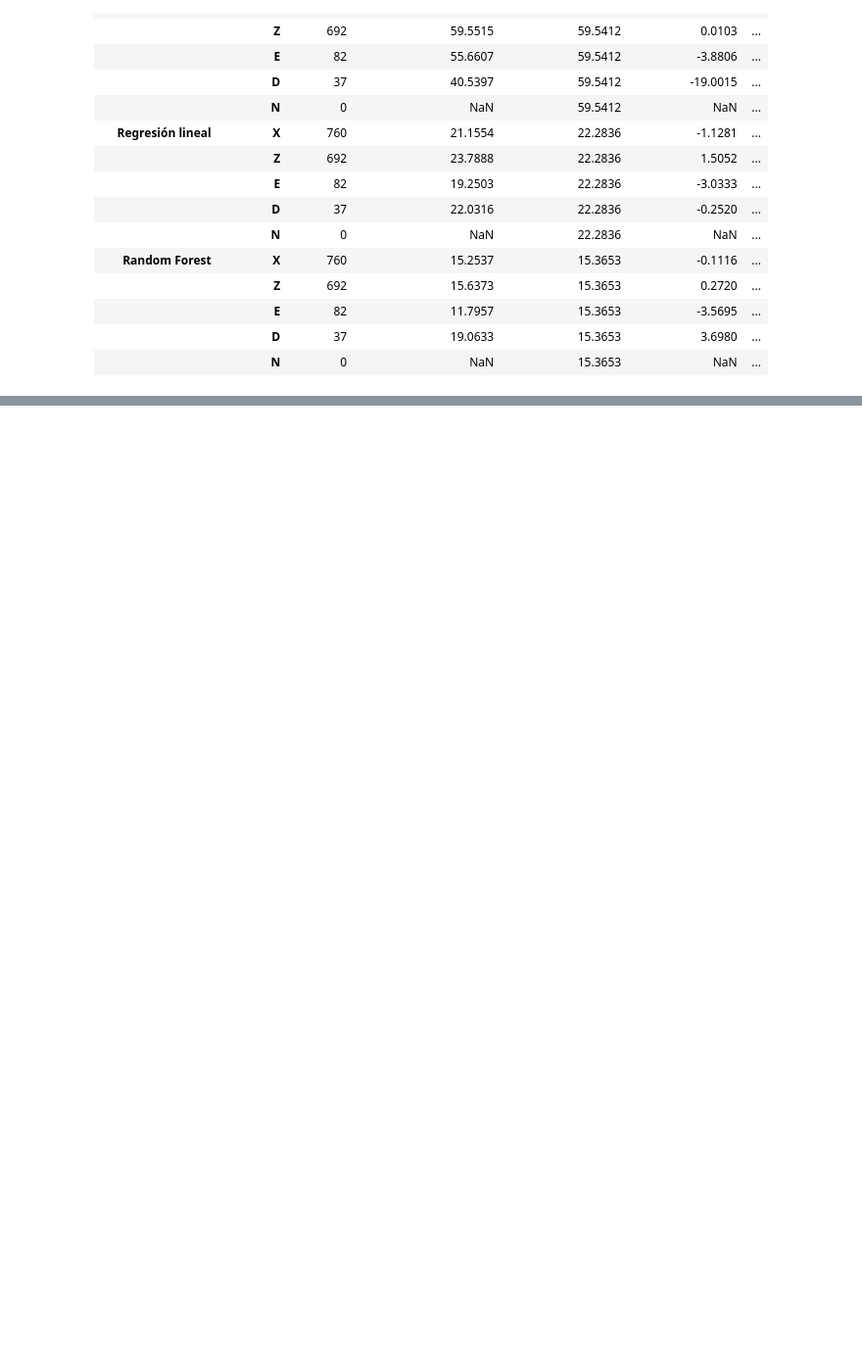
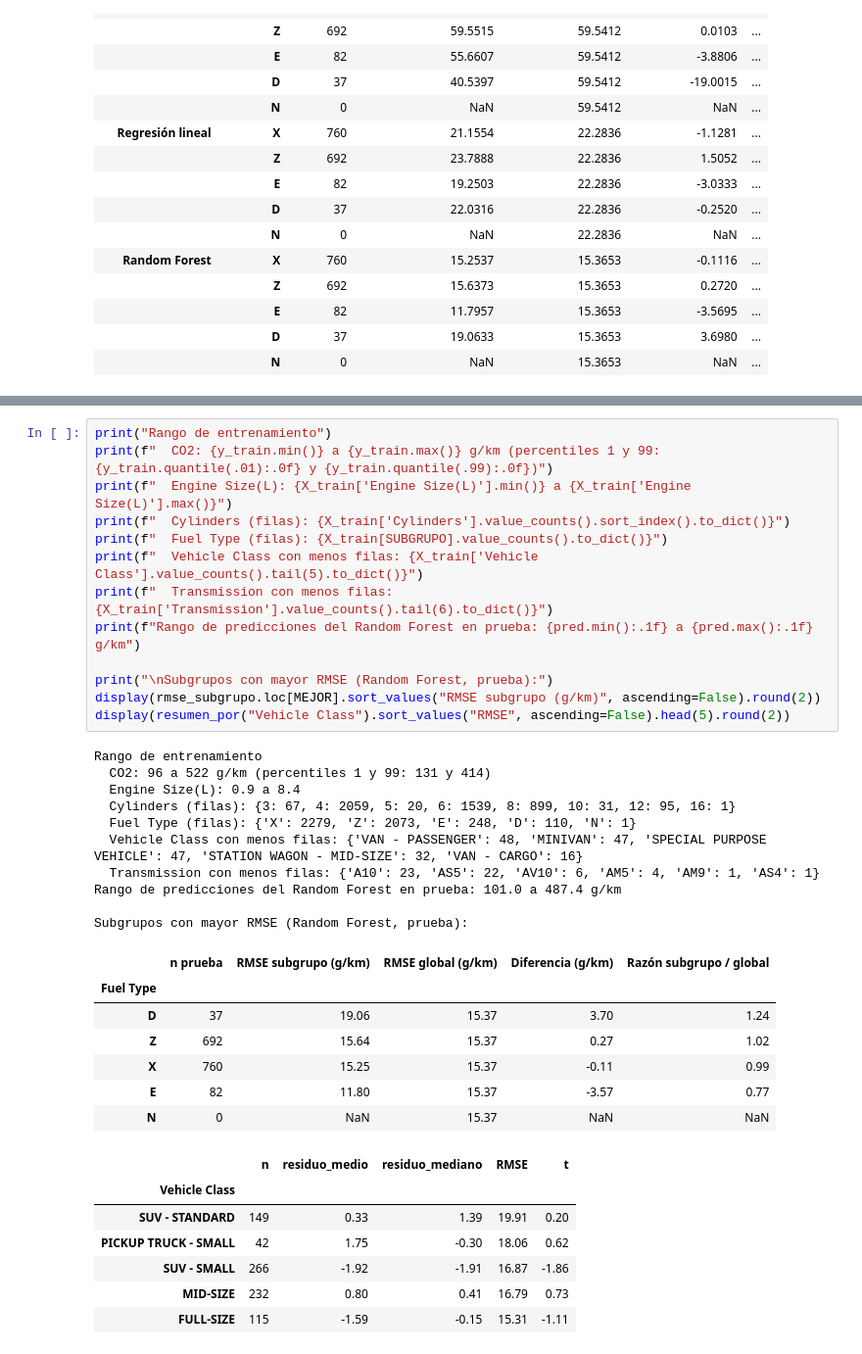
Before and after one commit to mikecrv2019-bit/MAESTRIA-IA, a Jupyter notebook: MAI540_Modulo 4_Tarea 4.2_Herramienta de Regresión Auditada/Herramienta_Regresion_CO2.ipynb, the cells around one changed output, grey strips where cells are left out. Shown at 98% size. Saved outputs shown, nothing was run; the diff lists cells and outputs as text; blank space fills up the shorter version.

```diff
--- a/MAI540_Modulo 4_Tarea 4.2_Herramienta de Regresión Auditada/Herramienta_Regresion_CO2.ipynb
+++ b/MAI540_Modulo 4_Tarea 4.2_Herramienta de Regresión Auditada/Herramienta_Regresion_CO2.ipynb
@@ -523,0 +528,38 @@ rmse_subgrupo.round(4)
+# %%
+print("Rango de entrenamiento")
+print(f"  CO2: {y_train.min()} a {y_train.max()} g/km (percentiles 1 y 99: {y_train.quantile(.01):.0f} y {y_train.quantile(.99):.0f})")
+print(f"  Engine Size(L): {X_train['Engine Size(L)'].min()} a {X_train['Engine Size(L)'].max()}")
+print(f"  Cylinders (filas): {X_train['Cylinders'].value_counts().sort_index().to_dict()}")
+print(f"  Fuel Type (filas): {X_train[SUBGRUPO].value_counts().to_dict()}")
+print(f"  Vehicle Class con menos filas: {X_train['Vehicle Class'].value_counts().tail(5).to_dict()}")
+print(f"  Transmission con menos filas: {X_train['Transmission'].value_counts().tail(6).to_dict()}")
+print(f"Rango de predicciones del Random Forest en prueba: {pred.min():.1f} a {pred.max():.1f} g/km")
+
+print("\nSubgrupos con mayor RMSE (Random Forest, prueba):")
+display(rmse_subgrupo.loc[MEJOR].sort_values("RMSE subgrupo (g/km)", ascending=False).round(2))
+display(resumen_por("Vehicle Class").sort_values("RMSE", ascending=False).head(5).round(2))
+# %% [output]
+Rango de entrenamiento
+  CO2: 96 a 522 g/km (percentiles 1 y 99: 131 y 414)
+  Engine Size(L): 0.9 a 8.4
+  Cylinders (filas): {3: 67, 4: 2059, 5: 20, 6: 1539, 8: 899, 10: 31, 12: 95, 16: 1}
+  Fuel Type (filas): {'X': 2279, 'Z': 2073, 'E': 248, 'D': 110, 'N': 1}
+  Vehicle Class con menos filas: {'VAN - PASSENGER': 48, 'MINIVAN': 47, 'SPECIAL PURPOSE VEHICLE': 47, 'STATION WAGON - MID-SIZE': 32, 'VAN - CARGO': 16}
+  Transmission con menos filas: {'A10': 23, 'AS5': 22, 'AV10': 6, 'AM5': 4, 'AM9': 1, 'AS4': 1}
+Rango de predicciones del Random Forest en prueba: 101.0 a 487.4 g/km
+
+Subgrupos con mayor RMSE (Random Forest, prueba):
+|  | n prueba | RMSE subgrupo (g/km) | RMSE global (g/km) | Diferencia (g/km) | Razón subgrupo / global |
+| Fuel Type |  |  |  |  |  |
+| D | 37 | 19.06 | 15.37 | 3.70 | 1.24 |
+| Z | 692 | 15.64 | 15.37 | 0.27 | 1.02 |
+| X | 760 | 15.25 | 15.37 | -0.11 | 0.99 |
+| E | 82 | 11.80 | 15.37 | -3.57 | 0.77 |
+| N | 0 | NaN | 15.37 | NaN | NaN |
+|  | n | residuo_medio | residuo_mediano | RMSE | t |
+| Vehicle Class |  |  |  |  |  |
+| SUV - STANDARD | 149 | 0.33 | 1.39 | 19.91 | 0.20 |
+| PICKUP TRUCK - SMALL | 42 | 1.75 | -0.30 | 18.06 | 0.62 |
+| SUV - SMALL | 266 | -1.92 | -1.91 | 16.87 | -1.86 |
+| MID-SIZE | 232 | 0.80 | 0.41 | 16.79 | 0.73 |
+| FULL-SIZE | 115 | -1.59 | -0.15 | 15.31 | -1.11 |
```
Also changed, not shown: parts of 2 cells of this notebook.
